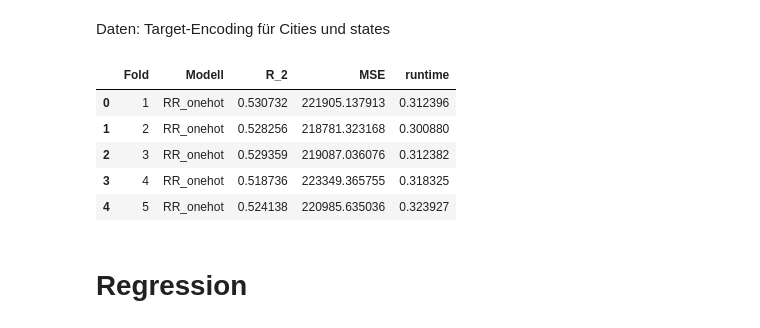
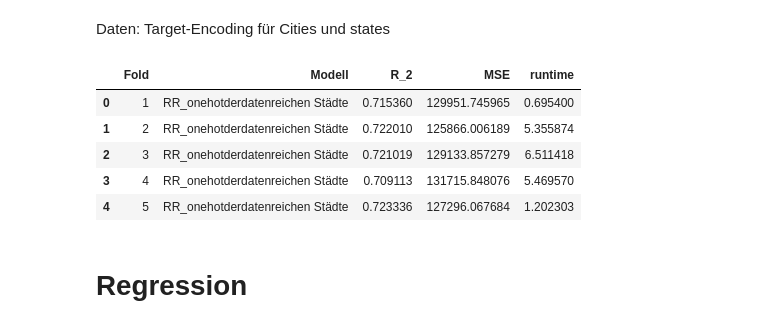
Before and after one commit to FelixFritz02/DataProject-WS-25-26, a Jupyter notebook: Regression.ipynb, the cells around one changed output. Drawn from its saved outputs; the diff is of its cells as text; code cells hidden in the pictures.

```diff
--- a/Regression.ipynb
+++ b/Regression.ipynb
@@ -4,7 +4,11 @@ from sklearn.preprocessing import StandardScaler
 import numpy as np
 
 data = pd.read_csv("preprocessed_apartment_rentals_no_state_dummies_nocluster.csv")
-
+#data = data.loc[:50000]
 # Features und Ziel
-X = data.drop(columns=["price"])
-y = data["price"]
+city_counts = data["cityname"].value_counts()
+valid_cities = city_counts[city_counts >= 100].index
+data_filtered = data[data["cityname"].isin(valid_cities)]
+print(data_filtered.shape)
+X = data_filtered.drop(columns=["price"])
+y = data_filtered["price"]
@@ -15,10 +25,10 @@ from sklearn.linear_model import Ridge
 import numpy as np
 from sklearn.preprocessing import StandardScaler
 ridge_params = {"alpha": np.logspace(-3, 3, 10)}
-X_one_hot = pd.concat([X, pd.get_dummies(X, columns=["state"])], axis=1)
+X_one_hot = pd.concat([X, pd.get_dummies(X, columns=["state", "cityname"])], axis=1)
 X_one_hot = X_one_hot.drop(columns=["state", "cityname"])
 print(X_one_hot.shape)
 
-ridge_cv = NestedCVRegressorWithTargetEncoding(model = Ridge(), param_grid = ridge_params, encode_cols=[], scaler = StandardScaler)
+ridge_cv = NestedCVRegressorWithTargetEncoding(model = Ridge(), param_grid = ridge_params, encode_cols=[], scaler = StandardScaler, n_jobs=1, outer_splits=5, inner_splits=5)
 ridge_cv.run(X_one_hot, y, output=True, log_transform=False)
 # %% [output]
@@ -44,16 +122,16 @@ Daten: Target-Encoding für Cities und states
 # %%
 number_outer_cv_splits = 5
 model_evaluation = pd.DataFrame({"Fold": range(1, number_outer_cv_splits+1)})
-model_evaluation['Modell'] = ['RR_onehot'] * number_outer_cv_splits # nur die Staaten one hot encoden, mit cities memory error
+model_evaluation['Modell'] = ['RR_onehotderdatenreichen Städte'] * number_outer_cv_splits # nur die Staaten one hot encoden, mit cities memory error
 model_evaluation['R_2'] = ridge_cv.get_r2_scores()
 model_evaluation['MSE'] = ridge_cv.get_mse_scores()
 model_evaluation["runtime"] = ridge_cv.get_fit_times()
 model_evaluation
 # %% [output]
 |  | Fold | Modell | R_2 | MSE | runtime |
-| 0 | 1 | RR_onehot | 0.530732 | 221905.137913 | 0.312396 |
-| 1 | 2 | RR_onehot | 0.528256 | 218781.323168 | 0.300880 |
-| 2 | 3 | RR_onehot | 0.529359 | 219087.036076 | 0.312382 |
-| 3 | 4 | RR_onehot | 0.518736 | 223349.365755 | 0.318325 |
-| 4 | 5 | RR_onehot | 0.524138 | 220985.635036 | 0.323927 |
+| 0 | 1 | RR_onehotderdatenreichen Städte | 0.715360 | 129951.745965 | 0.695400 |
+| 1 | 2 | RR_onehotderdatenreichen Städte | 0.722010 | 125866.006189 | 5.355874 |
+| 2 | 3 | RR_onehotderdatenreichen Städte | 0.721019 | 129133.857279 | 6.511418 |
+| 3 | 4 | RR_onehotderdatenreichen Städte | 0.709113 | 131715.848076 | 5.469570 |
+| 4 | 5 | RR_onehotderdatenreichen Städte | 0.723336 | 127296.067684 | 1.202303 |
 # %%
```
Also changed, not shown: parts of 13 cells of this notebook, 5 other files.
